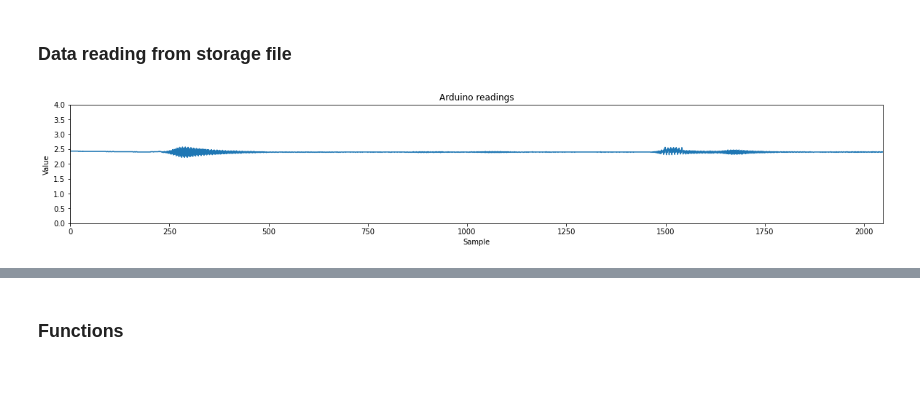
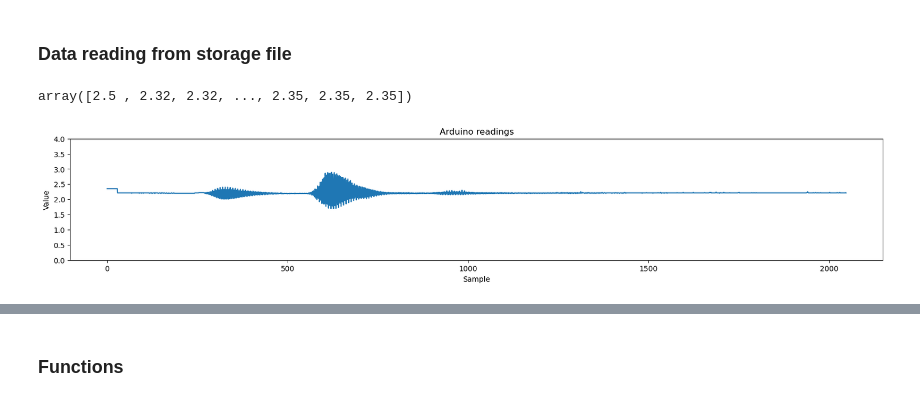
Before and after one commit to Juanpmartinez180/Data-Science-Projects, a Jupyter notebook: ultrasonic_radar/arduino/data_processing.ipynb, the cells around one changed output, grey strips where cells are left out. Cells and saved outputs as stored; diff of their text form; code cells hidden in the pictures.

```diff
--- a/ultrasonic_radar/arduino/data_processing.ipynb
+++ b/ultrasonic_radar/arduino/data_processing.ipynb
@@ -25,22 +27,26 @@ from matplotlib.pyplot import figure
 plt.rcParams["figure.figsize"] = (20,3)
 # %% [markdown]
 ### Data reading from storage file
+# %%
+df.to_numpy().astype(float)[1]
+# %% [output]
+array([2.5 , 2.32, 2.32, ..., 2.35, 2.35, 2.35])
 # %%
-df = pd.read_csv('captured_data/test.csv', header=None, dtype={'Voltages': str}) #read csv file
+df = pd.read_csv('captured_data/multisensor_data/sample_2025-09-20_14:35:42.csv', header=None, dtype={'Voltages': str}) #read csv file
 df = df.replace('\r\n', '', regex = True)
-df.drop(df[df[0].astype(str).str.len() != 4].index, inplace=True)
+#df.drop(df[df[0].astype(str).str.len() != 4].index, inplace=True)
 #df.drop(df[df[0] == ''].index, inplace=True)
 
-x = df[0].to_numpy().astype(float)
+x = df.to_numpy().astype(float)[2]
 y = np.arange(0, len(x))
 
 plt.plot(y, x)
 plt.title('Arduino readings')
 plt.ylim([0, 4])
-plt.xlim([0,2048])
+#plt.xlim([0,2048])
 plt.xlabel('Sample')
 plt.ylabel('Value')
 
 plt.show()
 # %% [output]
-[figure, old version]
+[figure, new version]
```
Also changed, not shown: parts of 2 cells of this notebook, 1 other file.
